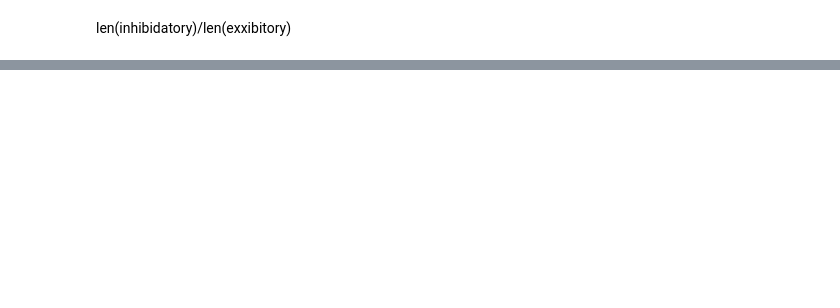
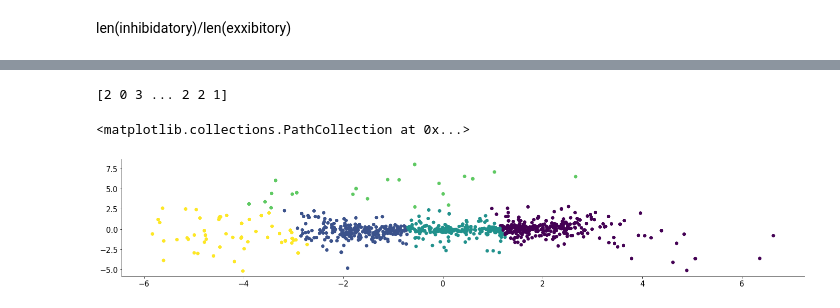
Before and after one commit to 2walkingfish/Neuromatch_Project_133, a Jupyter notebook: Explore_steinmetz_extra_dataset.ipynb, the cells around one changed output, grey strips where cells are left out. Cells and saved outputs as stored; diff of their text form; code cells hidden in the pictures; blank space fills up the shorter version.

```diff
--- a/Explore_steinmetz_extra_dataset.ipynb
+++ b/Explore_steinmetz_extra_dataset.ipynb
@@ -206,0 +191,11 @@ plt.scatter(result[:,0],result[:,1])
+# %%
+kmeans = KMeans(n_clusters = 5,  random_state=0).fit(transformation_results)
+labels = kmeans.labels_
+
+print(labels)
+
+plt.scatter(transformation_results[:,0],transformation_results[:,1], c= labels)
+# %% [output]
+[2 0 3 ... 2 2 1]
+<matplotlib.collections.PathCollection at 0x...>
+[figure, added]
```
Also changed, not shown: parts of 6 cells of this notebook.
